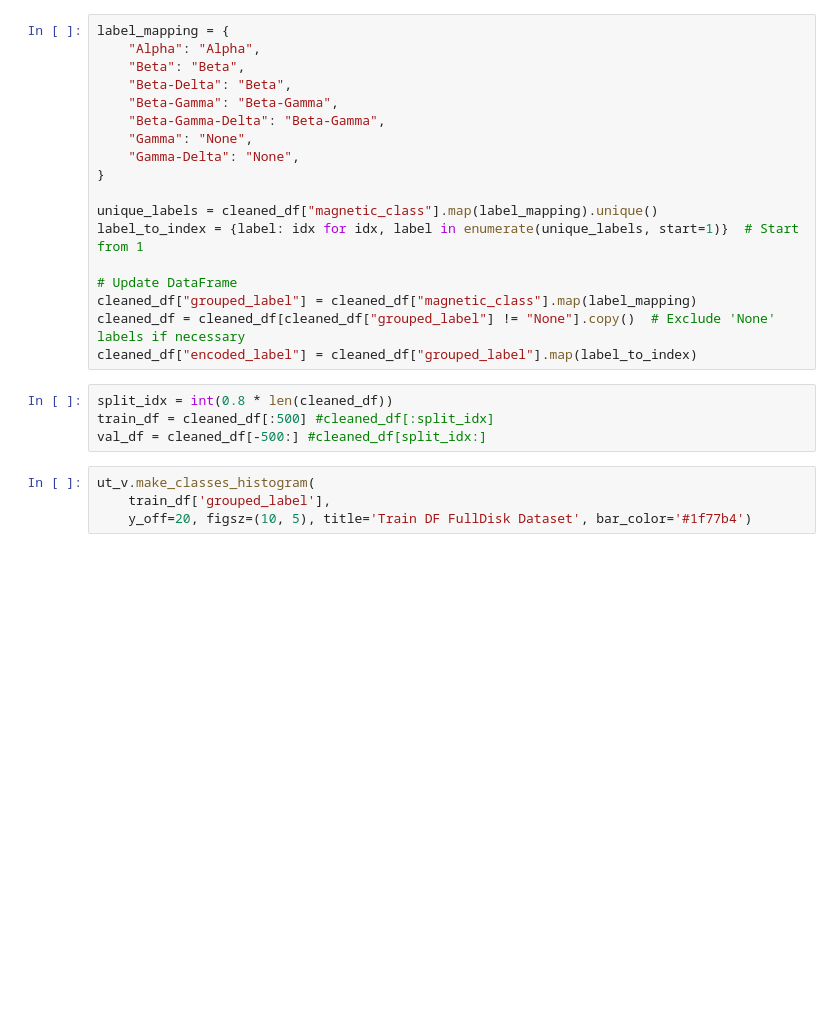
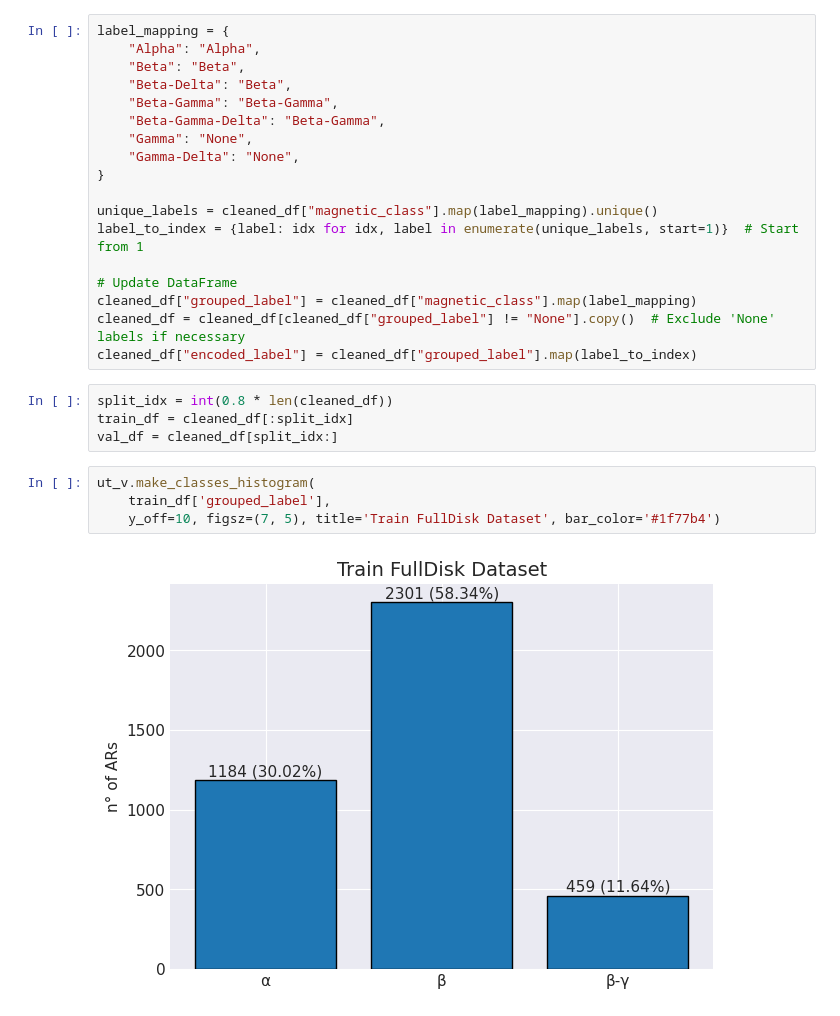
Before and after one commit to edoardolegnaro/ARCCnet, a Jupyter notebook: arccnet/models/fulldisk/train.ipynb, the cells around one changed output. Saved outputs shown, nothing was run; the diff lists cells and outputs as text; blank space fills up the shorter version.

```diff
--- a/arccnet/models/fulldisk/train.ipynb
+++ b/arccnet/models/fulldisk/train.ipynb
@@ -87,12 +105,14 @@ cleaned_df = cleaned_df[cleaned_df["grouped_label"] != "None"].copy()  # Exclude
 cleaned_df["encoded_label"] = cleaned_df["grouped_label"].map(label_to_index)
 # %%
 split_idx = int(0.8 * len(cleaned_df))
-train_df = cleaned_df[:500] #cleaned_df[:split_idx]
-val_df = cleaned_df[-500:] #cleaned_df[split_idx:]
+train_df = cleaned_df[:split_idx]
+val_df = cleaned_df[split_idx:]
 # %%
 ut_v.make_classes_histogram(
     train_df['grouped_label'],
-    y_off=20, figsz=(10, 5), title='Train DF FullDisk Dataset', bar_color='#1f77b4')
+    y_off=10, figsz=(7, 5), title='Train FullDisk Dataset', bar_color='#1f77b4')
+# %% [output]
+[figure, added]
 # %%
 ut_v.make_classes_histogram(
     val_df['grouped_label'],
```
Also changed, not shown: parts of 22 cells of this notebook, 2 other files.
